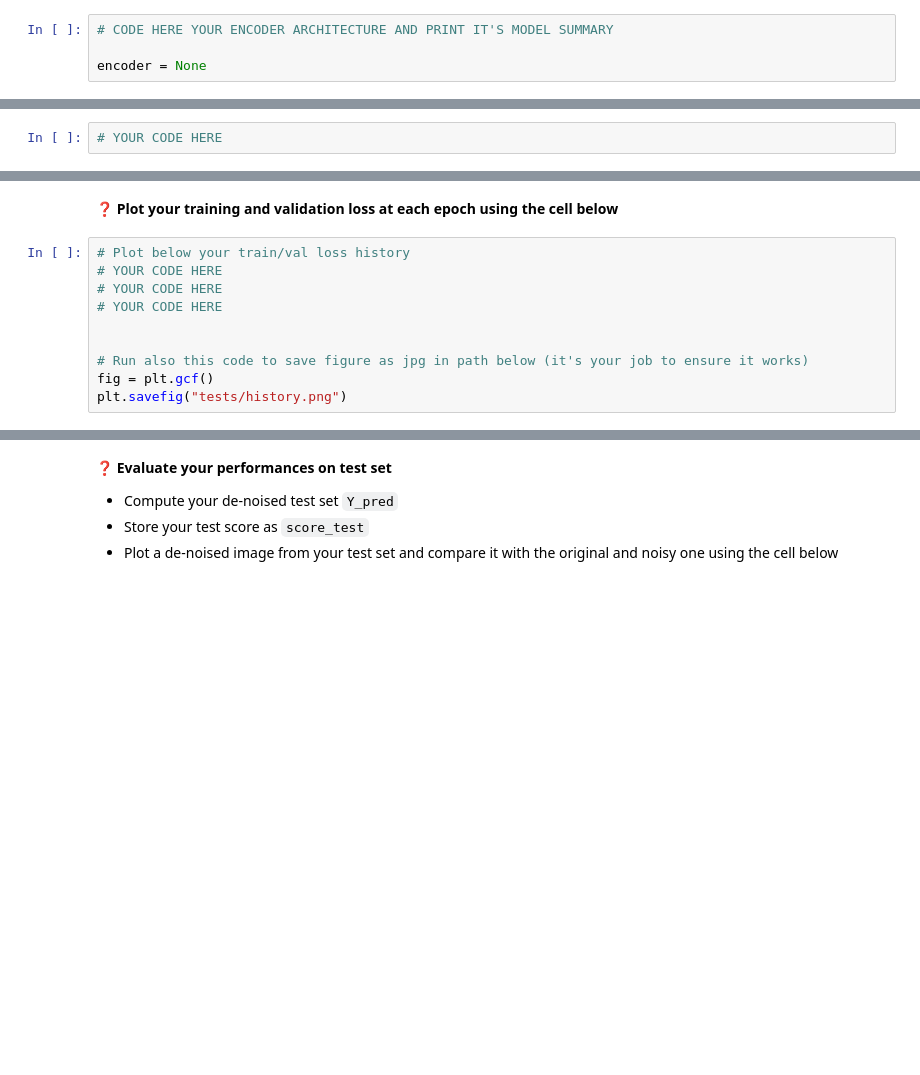
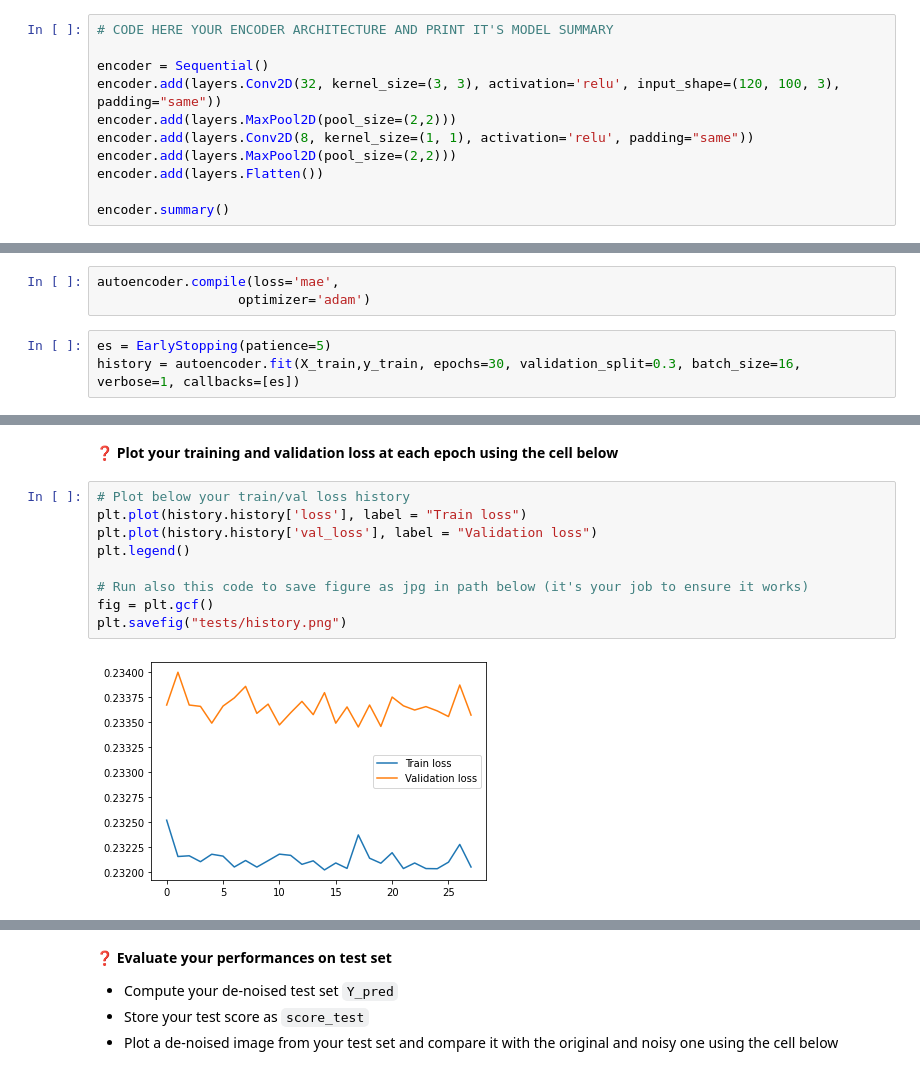
Before and after one commit to Valentin-Laurent/data-certification-exam-day2, a Jupyter notebook: convolutional_neural_networks/image_denoising.ipynb, the cells around one changed output, grey strips where cells are left out. Drawn from its saved outputs; the diff is of its cells as text; blank space fills up the shorter version.

```diff
--- a/convolutional_neural_networks/image_denoising.ipynb
+++ b/convolutional_neural_networks/image_denoising.ipynb
@@ -314,4 +335,11 @@ decoder.summary()
 # %%
 # CODE HERE YOUR ENCODER ARCHITECTURE AND PRINT IT'S MODEL SUMMARY
 
-encoder = None
+encoder = Sequential()
+encoder.add(layers.Conv2D(32, kernel_size=(3, 3), activation='relu', input_shape=(120, 100, 3), padding="same"))
+encoder.add(layers.MaxPool2D(pool_size=(2,2)))
+encoder.add(layers.Conv2D(8, kernel_size=(1, 1), activation='relu', padding="same"))
+encoder.add(layers.MaxPool2D(pool_size=(2,2)))
+encoder.add(layers.Flatten())
+
+encoder.summary()
@@ -342,4 +407,8 @@ autoencoder.summary()
 
 💡 You will not be judged by the computing power of your computer, you can reach decent performance in less than 5 minutes of training without GPUs.
 # %%
-# YOUR CODE HERE
+autoencoder.compile(loss='mae',
+                  optimizer='adam')
+# %%
+es = EarlyStopping(patience=5)
+history = autoencoder.fit(X_train,y_train, epochs=30, validation_split=0.3, batch_size=16, verbose=1, callbacks=[es])
@@ -347,11 +434,12 @@ autoencoder.summary()
 ❓ **Plot your training and validation loss at each epoch using the cell below**
 # %%
 # Plot below your train/val loss history
-# YOUR CODE HERE
-# YOUR CODE HERE
-# YOUR CODE HERE
-
+plt.plot(history.history['loss'], label = "Train loss")
+plt.plot(history.history['val_loss'], label = "Validation loss")
+plt.legend()
 
 # Run also this code to save figure as jpg in path below (it's your job to ensure it works)
 fig = plt.gcf()
 plt.savefig("tests/history.png")
+# %% [output]
+[figure, added]
```
Also changed, not shown: parts of 43 cells of this notebook, 3 other files.
